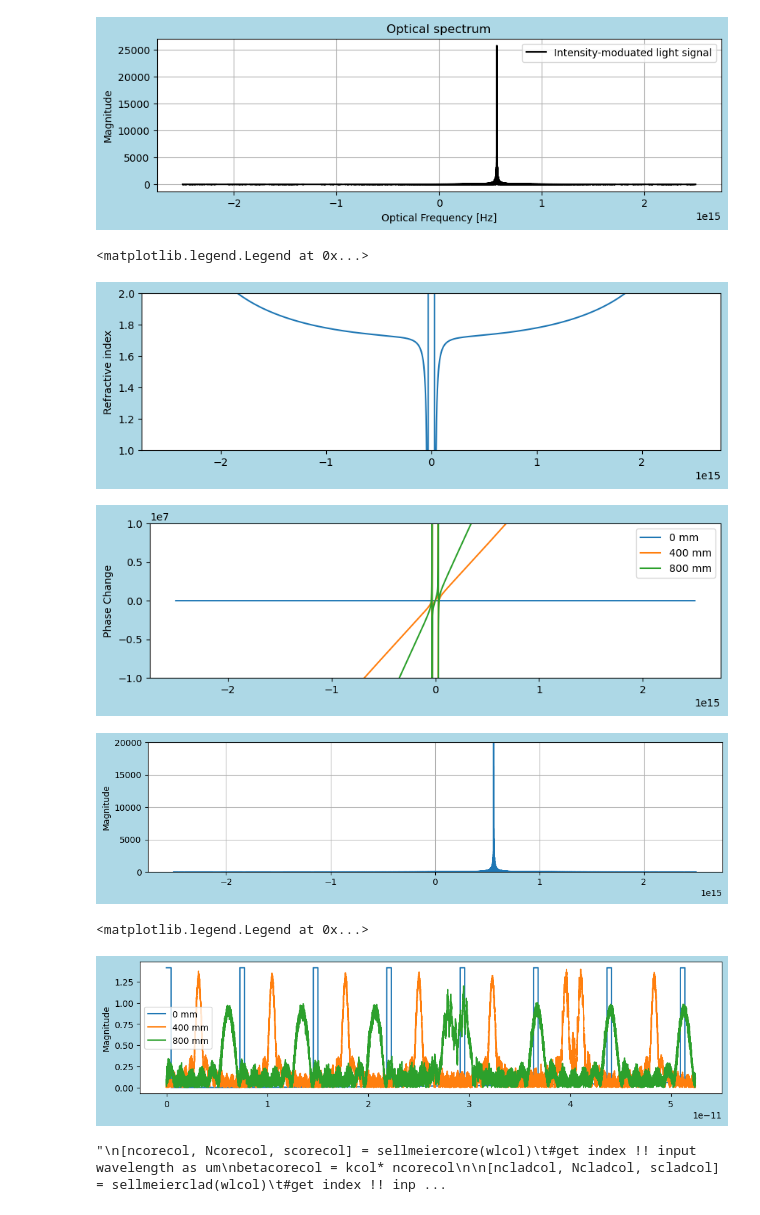
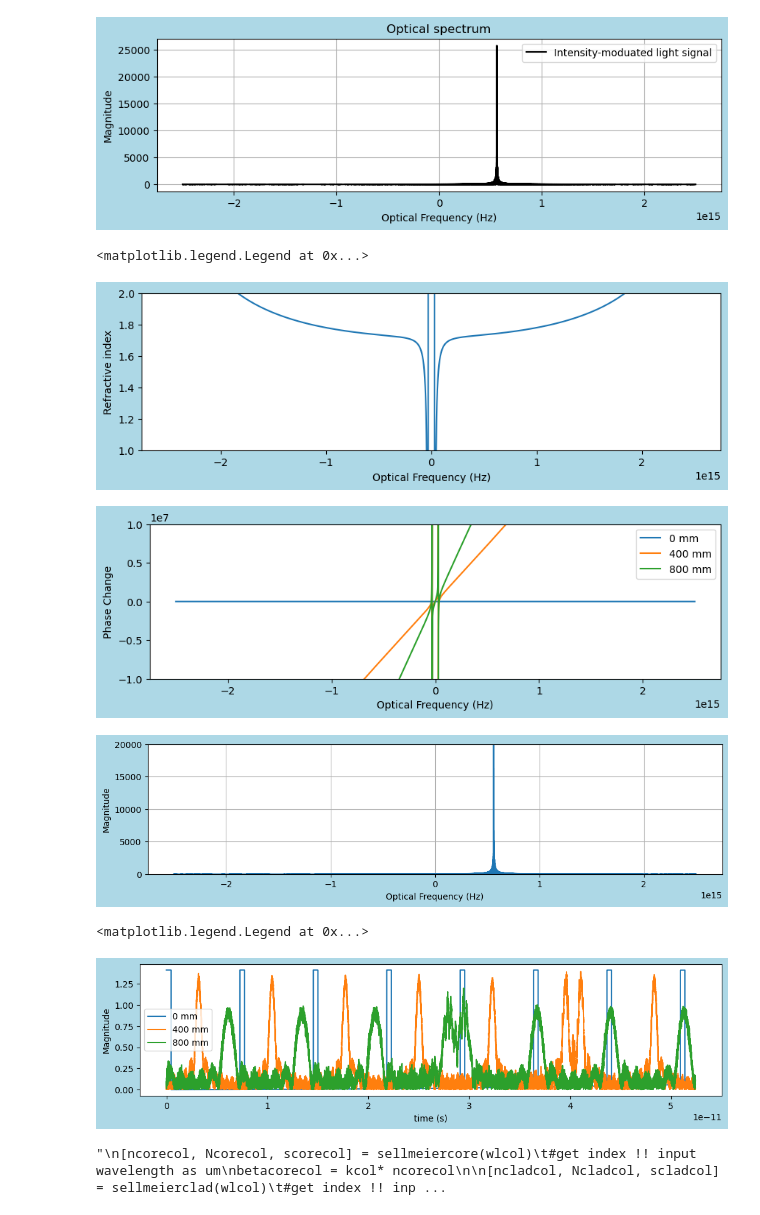
Before and after one commit to tacticstactics/Optical-pulse-broadening, a Jupyter notebook: optical_pulse_broadening_optical_fibers.ipynb, the cells around one changed output. Cells and saved outputs as stored; diff of their text form; code cells hidden in the pictures.

```diff
--- a/optical_pulse_broadening_optical_fibers.ipynb
+++ b/optical_pulse_broadening_optical_fibers.ipynb
@@ -312,37 +312,37 @@ def indexes_quartz(o_frequencies):
 
 # Glass parameters
 indexes_quartz1 = indexes_quartz(optical_frequencies)  # Refractive index of water
 thickness_1 = 0e-3  # Thickness of water layer in meters
 thickness_2 = 400e-3  # Thickness of water layer in meters
 thickness_3 = 800e-3  # Thickness of water layer in meters
 
 fig1 = plt.figure(figsize = (10,6), facecolor='lightblue')
 ax1_1 = fig1.add_subplot(2, 1, 1)
 
 ax1_1.plot(optical_frequencies, indexes_quartz1)
-#ax1_1.set_xlim(200e12, 800e12)
+ax1_1.set_xlabel("Optical Frequency (Hz)")
 ax1_1.set_ylim(1,2)
 ax1_1.set_ylabel("Refractive index")
 
 # Calculate phase change
 phase_change_thickness_1 = (2 * np.pi * indexes_quartz1 * thickness_1) / (c/ optical_frequencies) # radian
 phase_change_thickness_2 = (2 * np.pi * indexes_quartz1 * thickness_2) / (c/ optical_frequencies) # radian
 phase_change_thickness_3 = (2 * np.pi * indexes_quartz1 * thickness_3) / (c/ optical_frequencies) # radian
 
 fig2 = plt.figure(figsize = (10,6), facecolor='lightblue')
 ax2_1 = fig2.add_subplot(2, 1, 1)
 
 ax2_1.plot(optical_frequencies, phase_change_thickness_1, label='0 mm')
 ax2_1.plot(optical_frequencies, phase_change_thickness_2, label='400 mm')
 ax2_1.plot(optical_frequencies, phase_change_thickness_3, label='800 mm')
-#ax2_1.set_xlim(200e12, 800e12)
+ax2_1.set_xlabel("Optical Frequency (Hz)")
 ax2_1.set_ylim(-1e7,1e7)
 ax2_1.set_ylabel("Phase Change")
 ax2_1.legend()
 # %% [output]
 <matplotlib.legend.Legend at 0x...>
-[figure, old version]
+[figure, new version]
-[figure, old version]
+[figure, new version]
 # %%
 mag1 = np.cos(phase_change_thickness_1) + 1j*np.sin(phase_change_thickness_1)
 mag2 = np.cos(phase_change_thickness_2) + 1j*np.sin(phase_change_thickness_2)
@@ -357,12 +357,13 @@ fig1 = plt.figure(figsize = (12,6), facecolor='lightblue')
 ax1_1 = fig1.add_subplot(2, 1, 1)
 
 ax1_1.plot(optical_frequencies, np.abs(Y_freq_1), )
+ax1_1.set_xlabel("Optical Frequency (Hz)")
 ax1_1.set_ylabel('Magnitude')
 #ax1_1.set_xlim(200e12, 800e12)
 ax1_1.set_ylim(-1, 20000)
 ax1_1.grid()
 # %% [output]
-[figure, old version]
+[figure, new version]
 # %%
 y_freq_1 = ifft(Y_freq_1)
 y_freq_2 = ifft(Y_freq_2)
@@ -376,12 +377,12 @@ ax2_1.plot(tcol, np.abs(y_freq_1),label = "0 mm")
 ax2_1.plot(tcol, np.abs(y_freq_2),label = "400 mm")
 ax2_1.plot(tcol, np.abs(y_freq_3),label = "800 mm")
 
-#ax2_1.plot(tcol, np.real(y_freq))
+ax2_1.set_xlabel("time (s)")
 ax2_1.set_ylabel('Magnitude')
 ax2_1.legend()
 # %% [output]
 <matplotlib.legend.Legend at 0x...>
-[figure, old version]
+[figure, new version]
 # %%
 
 # c = 2.99792458 * 1e8;	%m/sec
```
Also changed, not shown: parts of 3 cells of this notebook, 1 other file.
